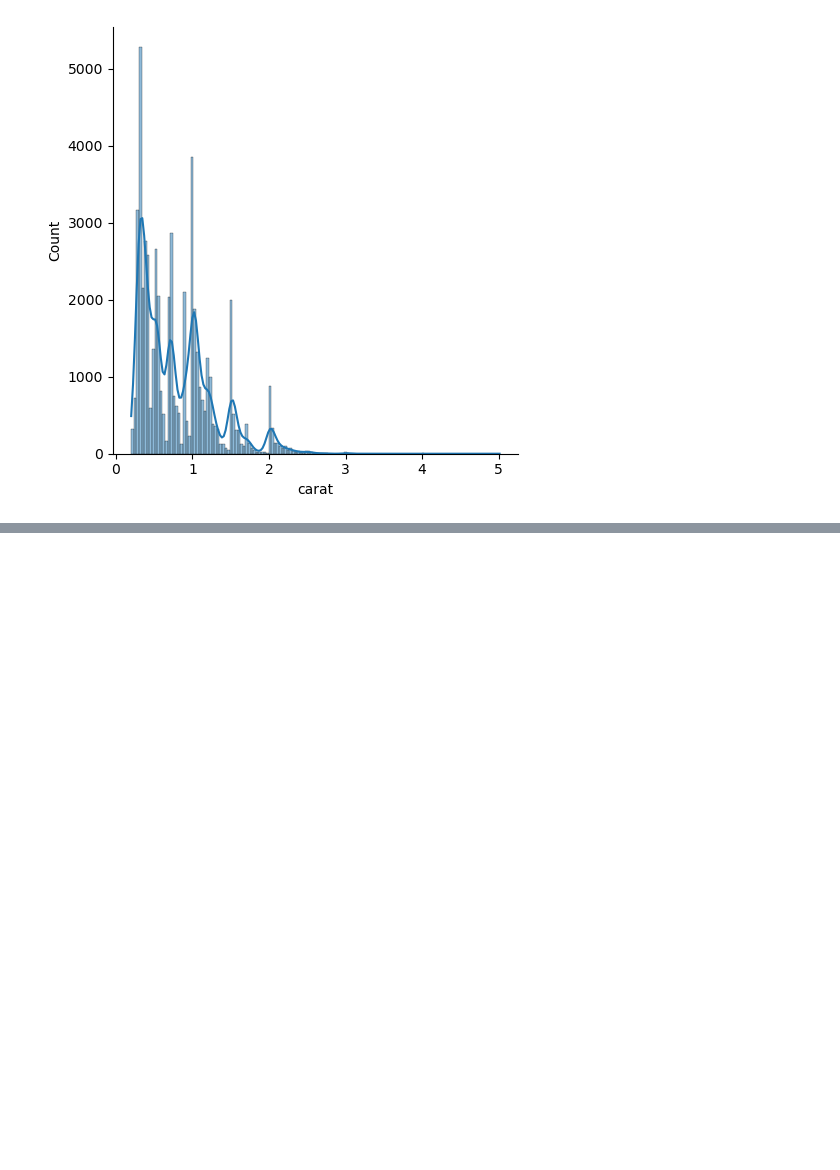
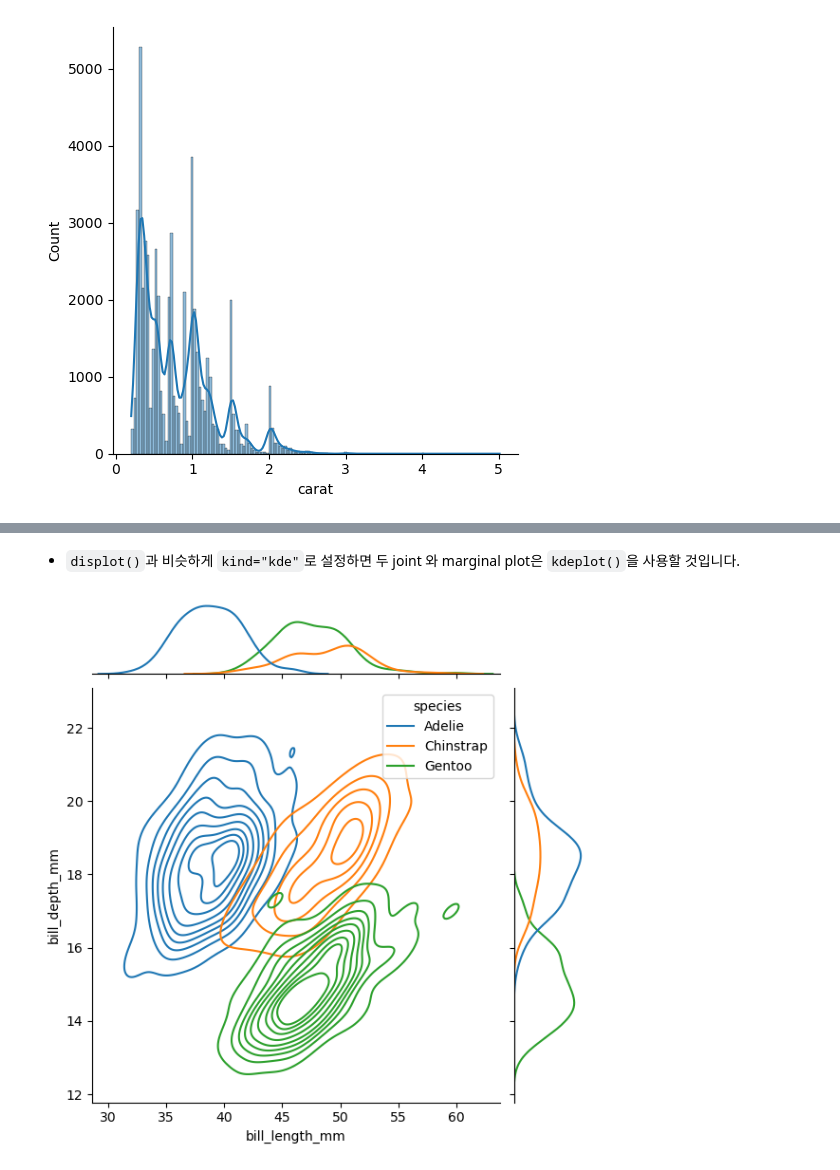
Before and after one commit to Daconic/Seaborn_tutorial_KOR, a Jupyter notebook: Visualizing distributions of data.ipynb, the cells around one changed output, grey strips where cells are left out. Cells and saved outputs as stored; diff of their text form; code cells hidden in the pictures; blank space fills up the shorter version.

```diff
--- a/Visualizing distributions of data.ipynb
+++ b/Visualizing distributions of data.ipynb
@@ -314,0 +331,11 @@ sns.displot(diamonds, x="price", y="clarity", log_scale=(True, False));
+# %% [markdown]
+- `displot()`과 비슷하게 `kind="kde"`로 설정하면 두 joint 와 marginal plot은 `kdeplot()`을 사용할 것입니다.
+# %%
+sns.jointplot(
+    data=penguins,
+    x='bill_length_mm',
+    y='bill_depth_mm',
+    hue='species',
+    kind='kde');
+# %% [output]
+[figure, added]
```
Also changed, not shown: parts of 64 cells of this notebook.
